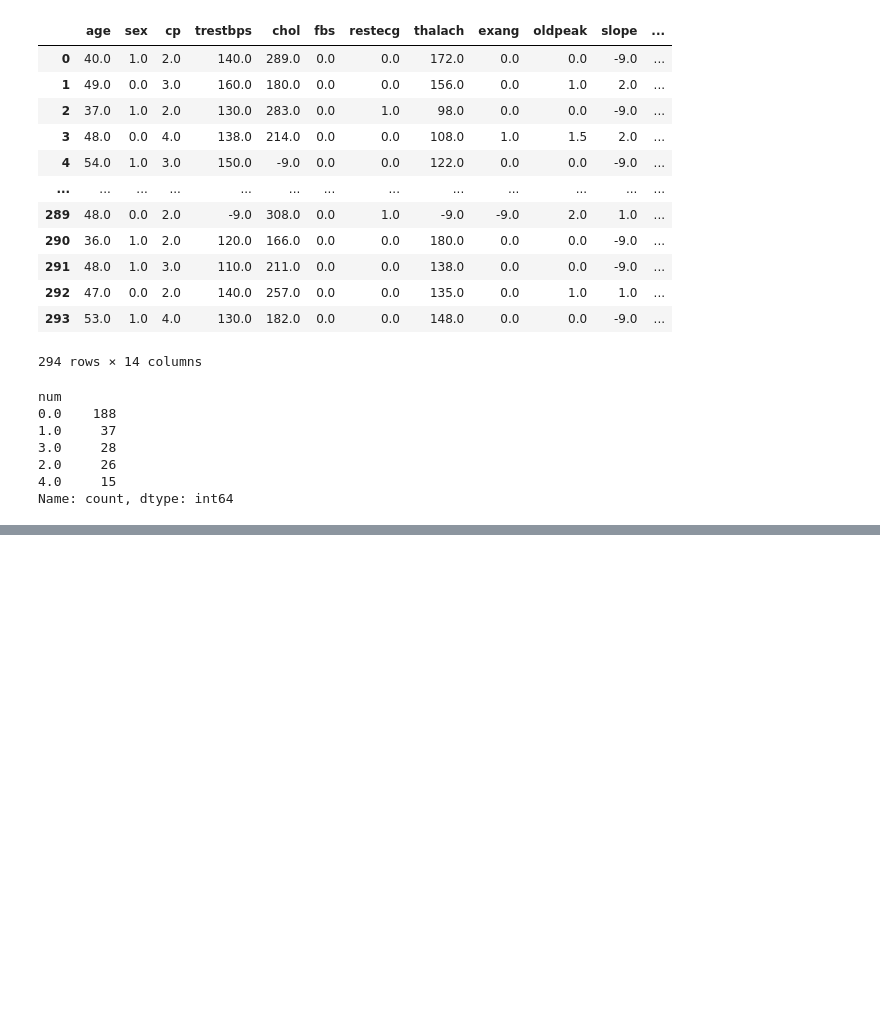
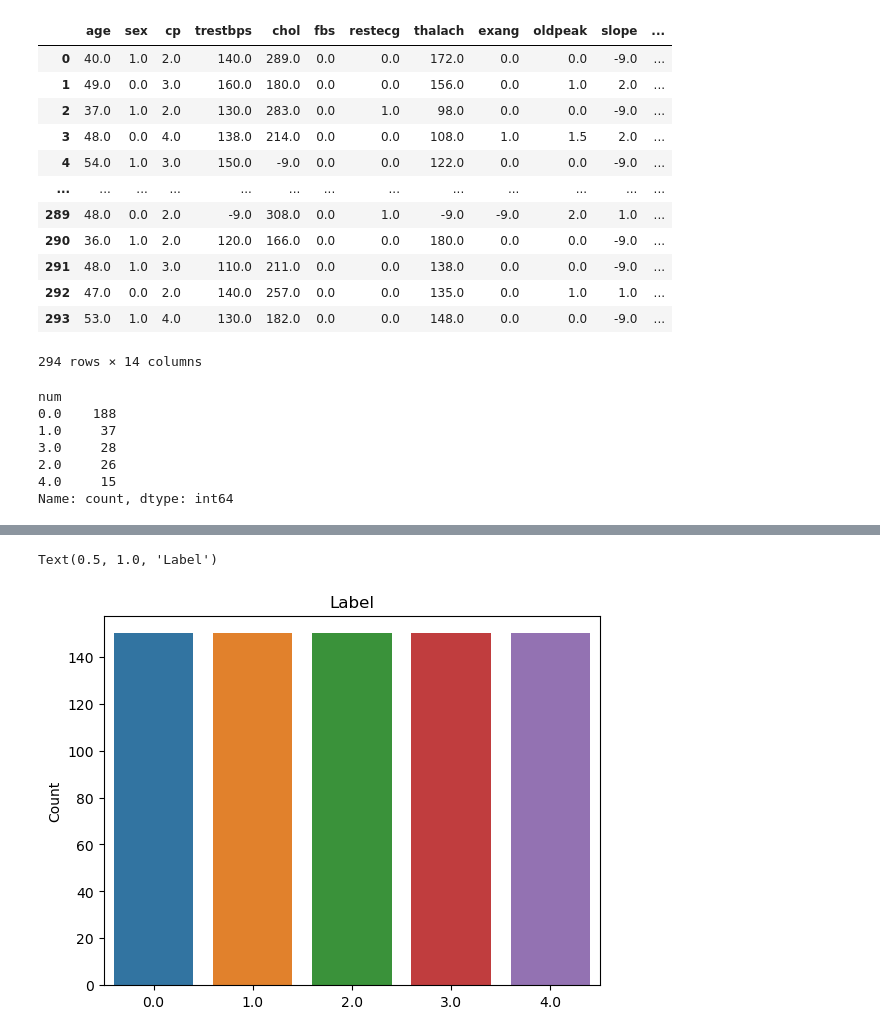
Before and after one commit to RhoYul/AI_Study, a Jupyter notebook: assignment/DL/heart_disease_CNN.ipynb, the cells around one changed output, grey strips where cells are left out. Saved outputs shown, nothing was run; the diff lists cells and outputs as text; code cells hidden in the pictures; blank space fills up the shorter version.

```diff
--- a/assignment/DL/heart_disease_CNN.ipynb
+++ b/assignment/DL/heart_disease_CNN.ipynb
@@ -74,0 +85,10 @@ Name: count, dtype: int64
+# %%
+# 각 클래스별로 5000개씩 데이터 추출
+sampled_df = pd.DataFrame()  # 추출된 데이터를 저장할 빈 DataFrame 생성
+classes = cleaned_df['num'].unique()  # 'Label' 열의 고유값을 추출하여 클래스 목록 생성
+
+for cls in classes:
+    class_df = cleaned_df[cleaned_df['num'] == cls]  # 현재 클래스에 해당하는 데이터만 필터링
+    sampled_class_df = class_df.sample(n=150, replace=True)  # 클래스 데이터에서 5000개 샘플 추출, replace=True는 데이터가 5000개 미만일 때 중복 허용
+    sampled_df = pd.concat([sampled_df, sampled_class_df], ignore_index=True)  # 추출된 데이터를 sampled_df에 추가
+sampled_df
@@ -74,0 +136,10 @@ Name: count, dtype: int64
+# %%
+#Label 별 개수
+
+sns.countplot(data = sampled_df, x="num")
+plt.xlabel("")
+plt.ylabel("Count")
+plt.title("Label")
+# %% [output]
+Text(0.5, 1.0, 'Label')
+[figure, added]
```
Also changed, not shown: parts of 18 cells of this notebook, 2 other files.
